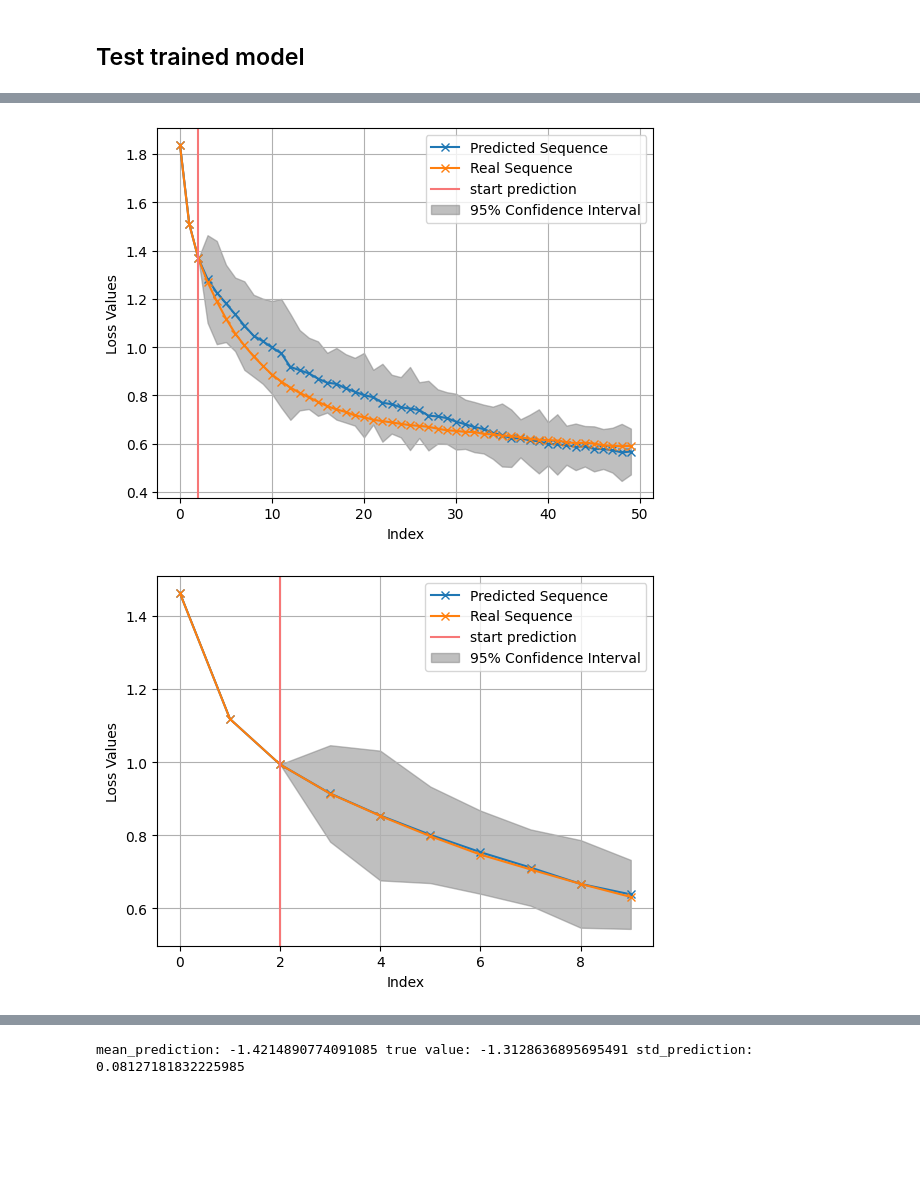
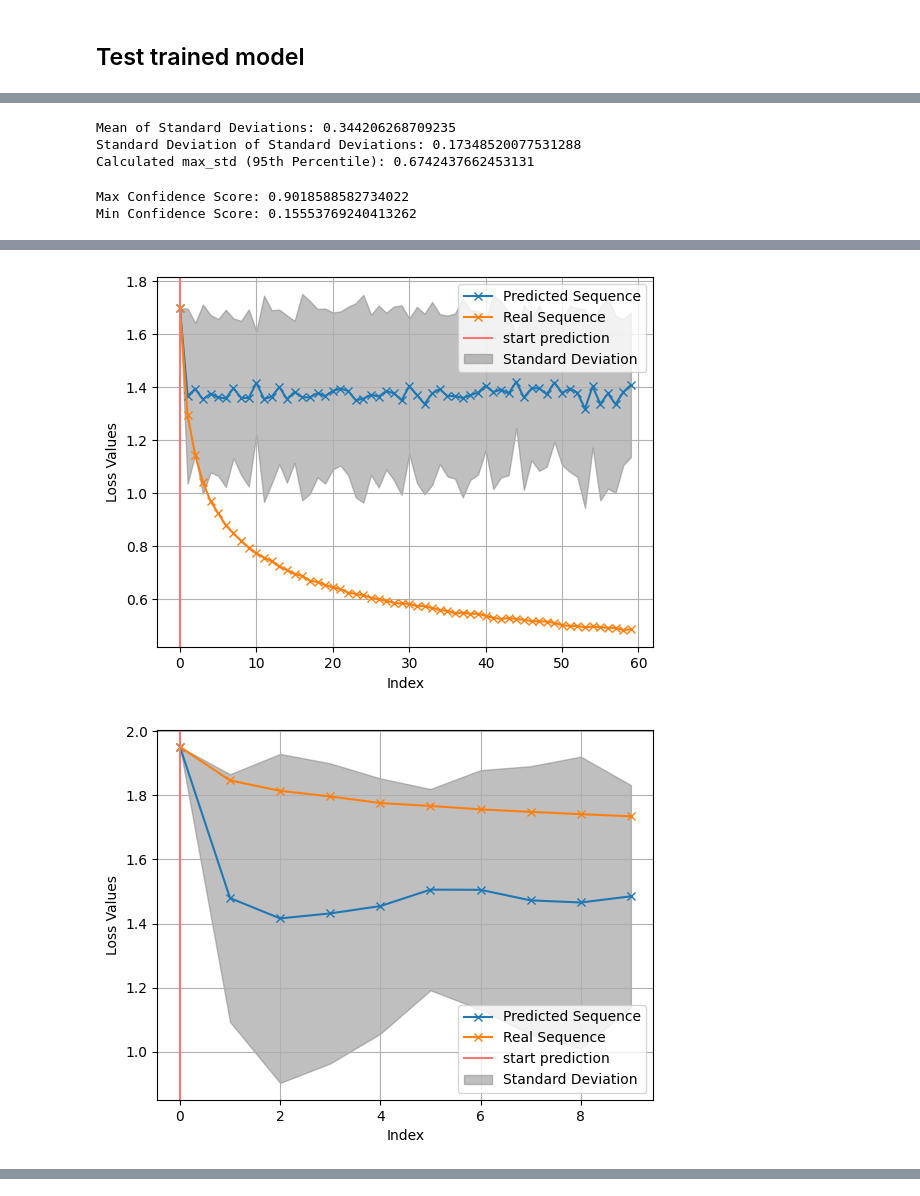
Before and after one commit to vincent-stadler/dPoDL, a Jupyter notebook: experiments/training/train-transformer-variable-length.ipynb, the cells around one changed output, grey strips where cells are left out. Drawn from its saved outputs; the diff is of its cells as text; code cells hidden in the pictures; blank space fills up the shorter version.

Commit message:
ADD confidence score, stepwise prediction, markup

```diff
--- a/experiments/training/train-transformer-variable-length.ipynb
+++ b/experiments/training/train-transformer-variable-length.ipynb
@@ -200,6 +201,10 @@ class FloatSequenceTransformer(nn.Module):
 
         self.embedding = nn.Linear(1, embedding_dim)
         self.embedding_dim = embedding_dim
+        self.dropout = dropout
+        self.num_heads = num_heads
+        self.num_layers = num_layers
+
 
         transformer_layer = nn.TransformerEncoderLayer(d_model=embedding_dim, nhead=num_heads,
                                                        batch_first=True, dropout=dropout)
@@ -230,6 +235,12 @@ class FloatSequenceTransformer(nn.Module):
         # NO UNCERTAINITY
         return  x[:, -1, :]
 
+    def __str__(self):
+        current_date = datetime.now().strftime("%d-%m-%Y")
+        s = (f"transformer-model_emb{self.embedding_dim}_dropout{self.dropout}_layers{self.num_layers}_"
+             f"heads{self.num_heads}_date{current_date}")
+        return s
+
 ###################################################
 # weight initialization strategy
 ###################################################
@@ -358,7 +375,7 @@ def predict_next_value(model, sequence):
         return prediction.item()
 
 # test uncertainty of model
-def predict_next_value_with_uncertainty(model, sequence, num_samples=100):
+def predict_next_value_with_uncertainty(model, sequence, num_samples=60):
     model.train()  # Set the model to training mode (this keeps dropout active)
     predictions = []
 
@@ -387,9 +404,10 @@ def predict_next_value_with_uncertainty(model, sequence, num_samples=100):
     std_prediction  = predictions.std(axis=0)  # Standard deviation as uncertainty
 
     return mean_prediction, std_prediction
+# whats confidence score out of this?  make prediction for only 1 float, not hallucinate  try to find way to simga and miu
 # %%
 results_hallucinate = []
-input_window = 3 # even good results with 3!
+input_window = 5 # even good results with 3!
 for sequence in tqdm([_ for _ in test_sequences if len(_) > input_window + 5]):
     real_sequence, predicted_sequence, std_predictions = sequence, list(sequence[:input_window]), [0] * input_window
 
@@ -408,0 +425,14 @@ KeyboardInterrupt:
+# %%
+results_not_hallucinate = []
+input_window = 1 # even good results with 3!
+for sequence in tqdm([_ for _ in test_sequences if len(_) > input_window + 5]):
+    real_sequence, predicted_sequence, std_predictions = sequence, list(sequence[:input_window]), [0] * input_window
+
+    for i in range(input_window, len(sequence)):
+        previous_input = sequence[:input_window]
+        y_hat, std_prediction = predict_next_value_with_uncertainty(model, previous_input, num_samples=30)
+        predicted_sequence.append(y_hat)
+        std_predictions.append(std_prediction)
+
+    real_sequence, predicted_sequence = real_sequence * STD_GLOBAL + MEAN_GLOBAL, np.array(predicted_sequence) * STD_GLOBAL + MEAN_GLOBAL
+    results_not_hallucinate.append((real_sequence, predicted_sequence, std_predictions))
@@ -409,16 +487,49 @@ KeyboardInterrupt:
+# %%
+std_devs = list(itertools.chain(*[i[2]for i in results_not_hallucinate]))
+std_devs = [i for i in std_devs if i != 0]
+MEAN_STD = np.mean(std_devs)
+STD_STD = np.std(std_devs)
+
+MAX_STD = np.percentile(std_devs, 95)
+
+print(f"Mean of Standard Deviations: {MEAN_STD}")
+print(f"Standard Deviation of Standard Deviations: {STD_STD}")
+print(f"Calculated max_std (95th Percentile): {MAX_STD}")
+# %% [output]
+Mean of Standard Deviations: 0.344206268709235
+Standard Deviation of Standard Deviations: 0.17348520077531288
+Calculated max_std (95th Percentile): 0.6742437662453131
+# %%
+alpha = 1  # Scaling factor for exponential decay
+confidence_scores = []
+for s in std_devs:
+    normalized_s = s / MAX_STD  # Normalize by max_std (95th percentile)
+    confidence_score = np.exp(-alpha * normalized_s)  # Apply exponential decay
+    confidence_scores.append(confidence_score)
+
+# Step 5: Output max and min confidence scores
+max_confidence = max(confidence_scores)
+min_confidence = min(confidence_scores)
+
+print(f"Max Confidence Score: {max_confidence}")
+print(f"Min Confidence Score: {min_confidence}")
+# %% [output]
+Max Confidence Score: 0.9018588582734022
+Min Confidence Score: 0.15553769240413262
 # %%
 num_samples = 14
 
-sample = random.sample(results_hallucinate, num_samples)
+#sample = random.sample(results_hallucinate, num_samples)
+sample = random.sample(results_not_hallucinate, num_samples)
 for i, (real_sequence, predicted_sequence, std_predictions) in enumerate(sample):
     std_predictions = [0 if i is None else i for i in std_predictions]
-    ci_lower, ci_upper = np.array(predicted_sequence) - 1.96 * np.array(std_predictions), np.array(predicted_sequence) + 1.96 * np.array(std_predictions)
+    ci_lower, ci_upper = np.array(predicted_sequence) - np.array(std_predictions), np.array(predicted_sequence) + np.array(std_predictions)
     plt.figure()
     plt.plot(predicted_sequence, label="Predicted Sequence", marker='x', linestyle='-')
     plt.plot(real_sequence, label="Real Sequence", marker='x', linestyle='-')
     plt.axvline(x=input_window-1, color='#f77777', linestyle='-', label="start prediction")
 
-    plt.fill_between(range(len(predicted_sequence)), ci_lower, ci_upper, color='gray', alpha=0.5, label="95% Confidence Interval")
+    plt.fill_between(range(len(predicted_sequence)), ci_lower, ci_upper, color='gray', alpha=0.5, label="Standard Deviation")
 
     plt.xlabel("Index")
     plt.ylabel("Loss Values")
@@ -437,2 +548,2 @@ for i, (real_sequence, predicted_sequence, std_predictions) in enumerate(sample)
-[figure, old version]
+[figure, new version]
-[figure, old version]
+[figure, new version]
@@ -443,7 +553,0 @@ for i, (real_sequence, predicted_sequence, std_predictions) in enumerate(sample)
-# %%
-ix = 2
-t = test_sequences[ix]
-mean_prediction, std_prediction = predict_with_uncertainty(model, t[:-1])
-print("mean_prediction:", mean_prediction, "true value:",  t[-1], "std_prediction:", std_prediction)
-# %% [output]
-mean_prediction: -1.4214890774091085 true value: -1.3128636895695491 std_prediction: 0.08127181832225985
```
Also changed, not shown: parts of 10 cells of this notebook, 5 other files.
